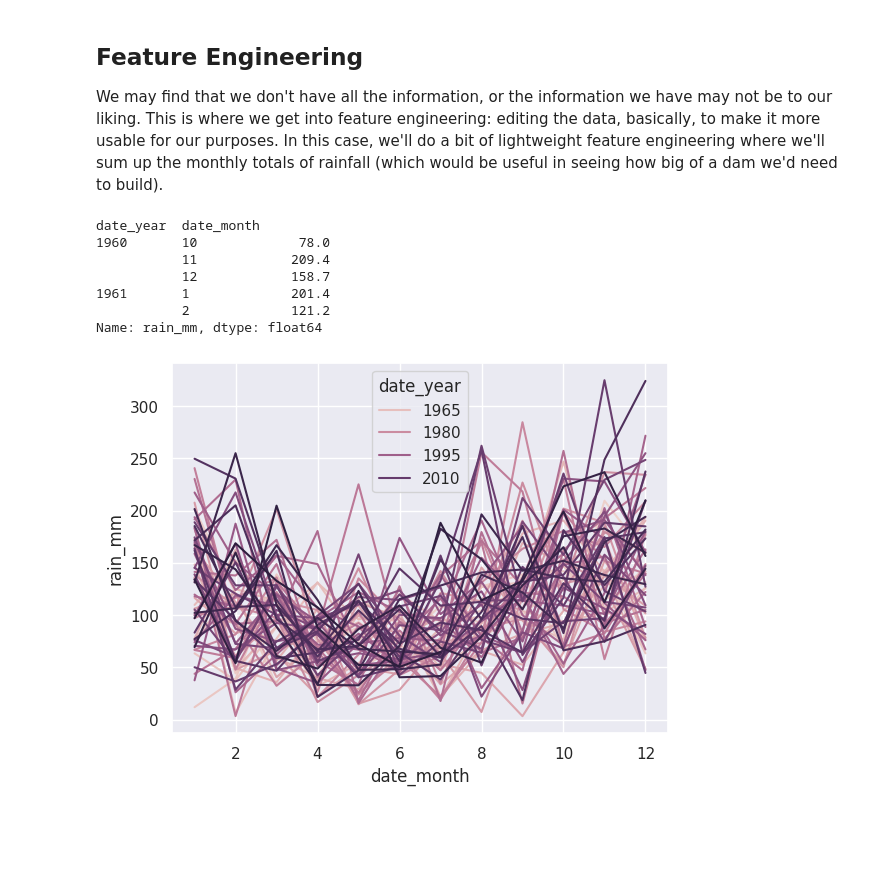
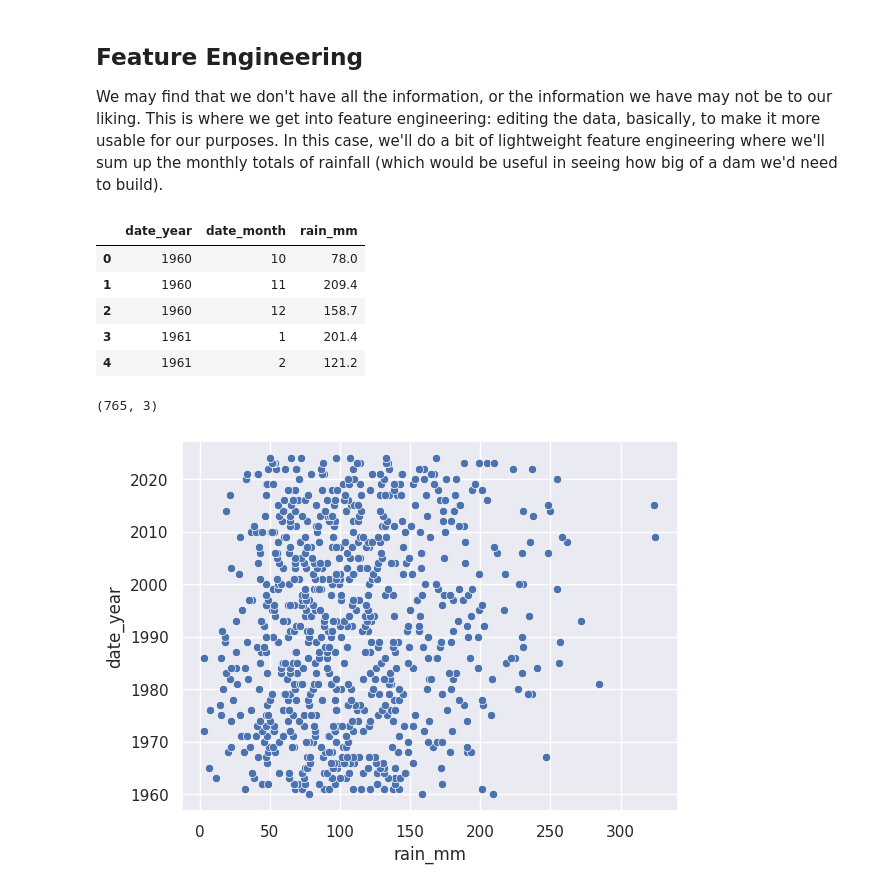
Before and after one commit to jporcenaluk/ai-crash-course, a Jupyter notebook: src/costelloe_fishery.ipynb, the cells around one changed output. Drawn from its saved outputs; the diff is of its cells as text; code cells hidden in the pictures; blank space fills up the shorter version.

```diff
--- a/src/costelloe_fishery.ipynb
+++ b/src/costelloe_fishery.ipynb
@@ -91,27 +96,13 @@ We may find that we don't have all the information, or the information we have m
 df["date_month"] = df["date"]
 df["date_year"] = df["date"]
 month_series = df.groupby([df["date_year"].dt.year, df["date_month"].dt.month])["rain_mm"].sum()
-month_series.head()
+month_df = pd.DataFrame(month_series)
+month_df = month_df.reset_index()
+month_df.head()
 # %% [output]
-date_year  date_month
-1960       10             78.0
-           11            209.4
-           12            158.7
-1961       1             201.4
-           2             121.2
-Name: rain_mm, dtype: float64
+|  | date_year | date_month | rain_mm |
+| 0 | 1960 | 10 | 78.0 |
+| 1 | 1960 | 11 | 209.4 |
+| 2 | 1960 | 12 | 158.7 |
+| 3 | 1961 | 1 | 201.4 |
+| 4 | 1961 | 2 | 121.2 |
-# %%
-# Visualise again
-# resources used:
-# https://stackoverflow.com/questions/20110170/turn-pandas-multi-index-into-column
-
-import seaborn as sns
-
-sns.set_theme()
-
-month_df = pd.DataFrame(month_series)
-month_df = month_df.reset_index()
-month_df.head()
-sns.lineplot(data=month_df, x="date_month", y="rain_mm", hue="date_year");
-# %% [output]
-[figure, removed]
@@ -121,0 +109,8 @@ sns.lineplot(data=month_df, x="date_month", y="rain_mm", hue="date_year");
+# %%
+month_df.shape
+# %% [output]
+(765, 3)
+# %%
+sns.scatterplot(data=month_df, x="rain_mm", y="date_year");
+# %% [output]
+[figure, added]
```
Also changed, not shown: parts of 8 cells of this notebook, 2 other files.
